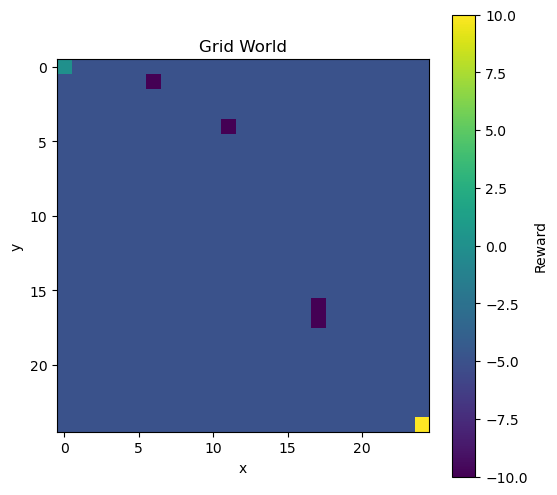
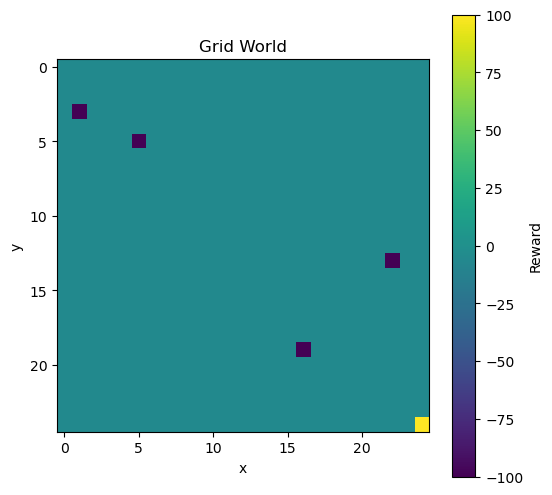
The change to this notebook cell's code, shown as a diff; its figure went from the first image to the second:
--- before
+++ after
@@ -13,20 +13,23 @@
 for trap in range(N_TRAPS):
     trap_loc = np.random.randint(low=0, high=WORLD_SIZE-1, size=2)
-    grid[trap_loc[0], trap_loc[1]] = -np.inf
+    grid[trap_loc[0], trap_loc[1]] = -100
     trap_locs.append(trap_loc)
 
 # Adding agent and ending locations,
-grid[AGENT_LOC] = 0
-grid[GOAL_LOC] = np.inf
+grid[AGENT_LOC] = ALPHA
+grid[GOAL_LOC] = 100
 
 # Displaying the grid world,
-grid_plot = grid.copy()
-grid_plot[np.isneginf(grid_plot)] = -10 # Traps
-grid_plot[np.isposinf(grid_plot)] = 10  # Goal
-plt.figure(figsize=(6, 6))
-im = plt.imshow(grid_plot, cmap="viridis")
-plt.colorbar(im, label="Reward")
-plt.title("Grid World")
-plt.xlabel("x")
-plt.ylabel("y")
-plt.show()
+def plot_grid(grid):
+    grid_plot = grid.copy()
+    grid_plot[np.isneginf(grid_plot)] = -10 # Traps
+    grid_plot[np.isposinf(grid_plot)] = 10  # Goal
+    plt.figure(figsize=(6, 6))
+    im = plt.imshow(grid_plot, cmap="viridis")
+    plt.colorbar(im, label="Reward")
+    plt.title("Grid World")
+    plt.xlabel("x")
+    plt.ylabel("y")
+    plt.show()
+
+plot_grid(grid=grid)

Commit: very basic value iteration code finished for gird world.